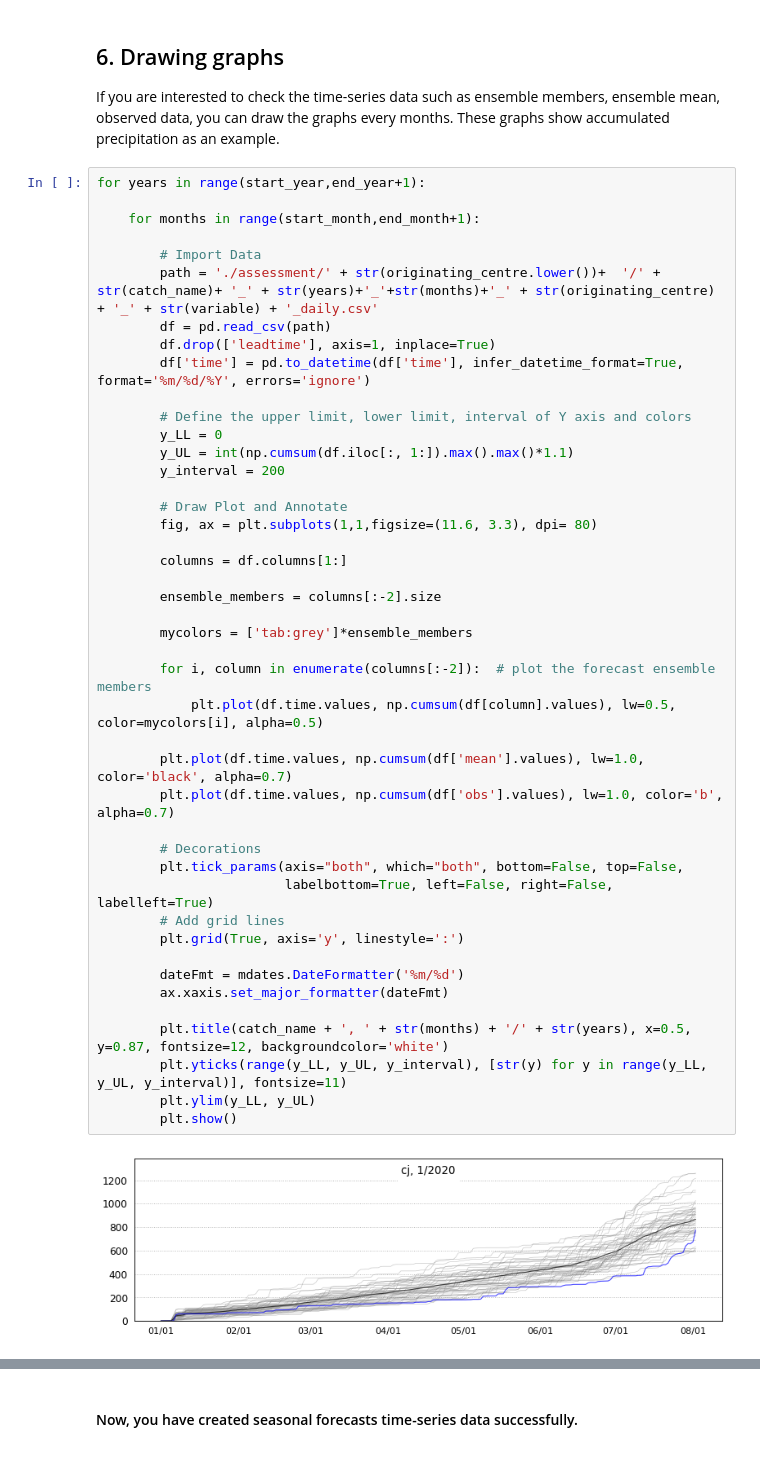
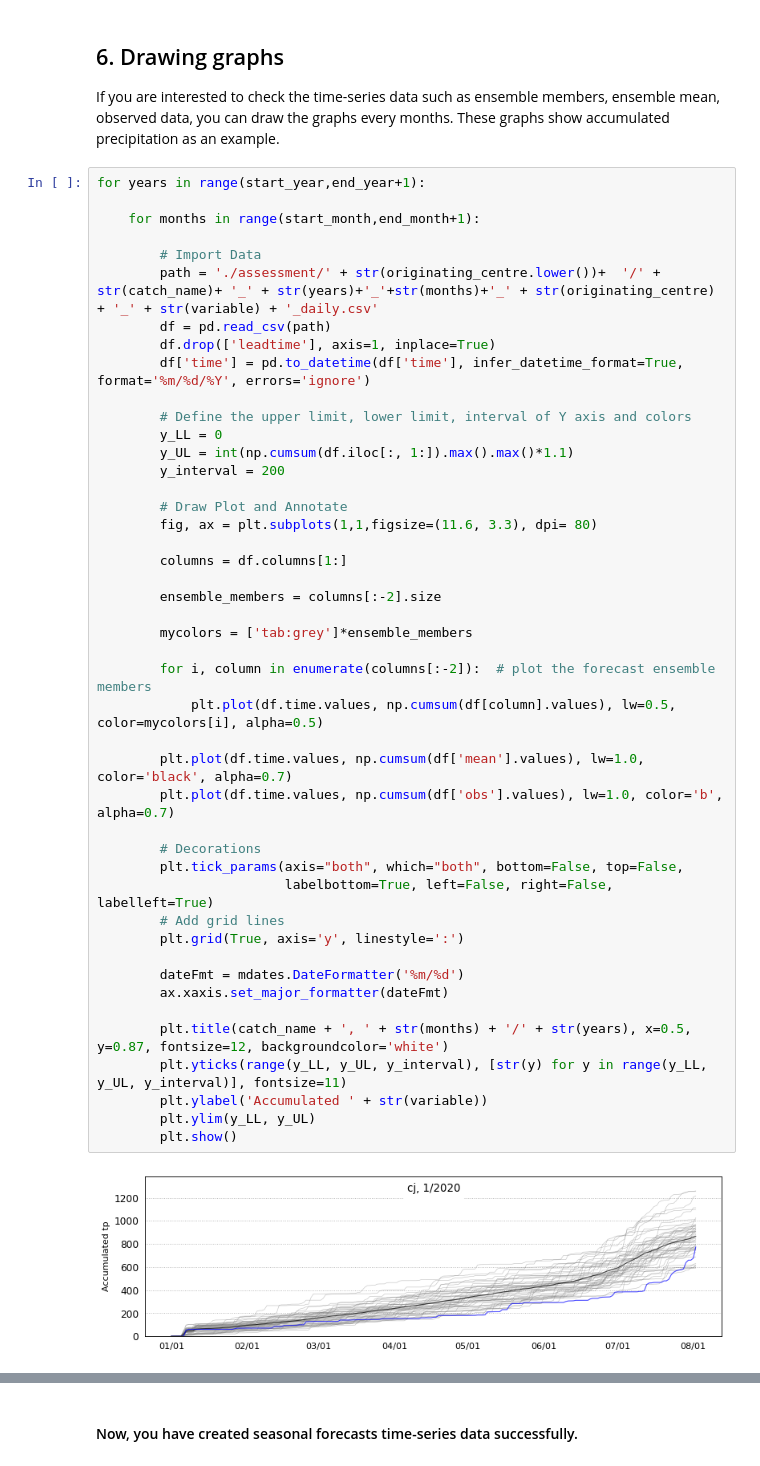
Before and after one commit to yongshinlee/SEAFORM, a Jupyter notebook: B. Time-series extraction form NetCDF.ipynb, the cells around one changed output, grey strips where cells are left out. Cells and saved outputs as stored; diff of their text form.

```diff
--- a/B. Time-series extraction form NetCDF.ipynb
+++ b/B. Time-series extraction form NetCDF.ipynb
@@ -288,31 +288,32 @@ for years in range(start_year,end_year+1):
 
         # Draw Plot and Annotate
         fig, ax = plt.subplots(1,1,figsize=(11.6, 3.3), dpi= 80)
 
         columns = df.columns[1:]
 
         ensemble_members = columns[:-2].size
 
         mycolors = ['tab:grey']*ensemble_members
 
         for i, column in enumerate(columns[:-2]):  # plot the forecast ensemble members
             plt.plot(df.time.values, np.cumsum(df[column].values), lw=0.5, color=mycolors[i], alpha=0.5)
 
         plt.plot(df.time.values, np.cumsum(df['mean'].values), lw=1.0, color='black', alpha=0.7)
         plt.plot(df.time.values, np.cumsum(df['obs'].values), lw=1.0, color='b', alpha=0.7)
 
         # Decorations
         plt.tick_params(axis="both", which="both", bottom=False, top=False,
                         labelbottom=True, left=False, right=False, labelleft=True)
         # Add grid lines
         plt.grid(True, axis='y', linestyle=':')
 
         dateFmt = mdates.DateFormatter('%m/%d')
         ax.xaxis.set_major_formatter(dateFmt)
 
         plt.title(catch_name + ', ' + str(months) + '/' + str(years), x=0.5, y=0.87, fontsize=12, backgroundcolor='white')
         plt.yticks(range(y_LL, y_UL, y_interval), [str(y) for y in range(y_LL, y_UL, y_interval)], fontsize=11)
+        plt.ylabel('Accumulated ' + str(variable))
         plt.ylim(y_LL, y_UL)
         plt.show()
 # %% [output]
-[figure, old version]
+[figure, new version]
```
Also changed, not shown: parts of 1 cell of this notebook.
